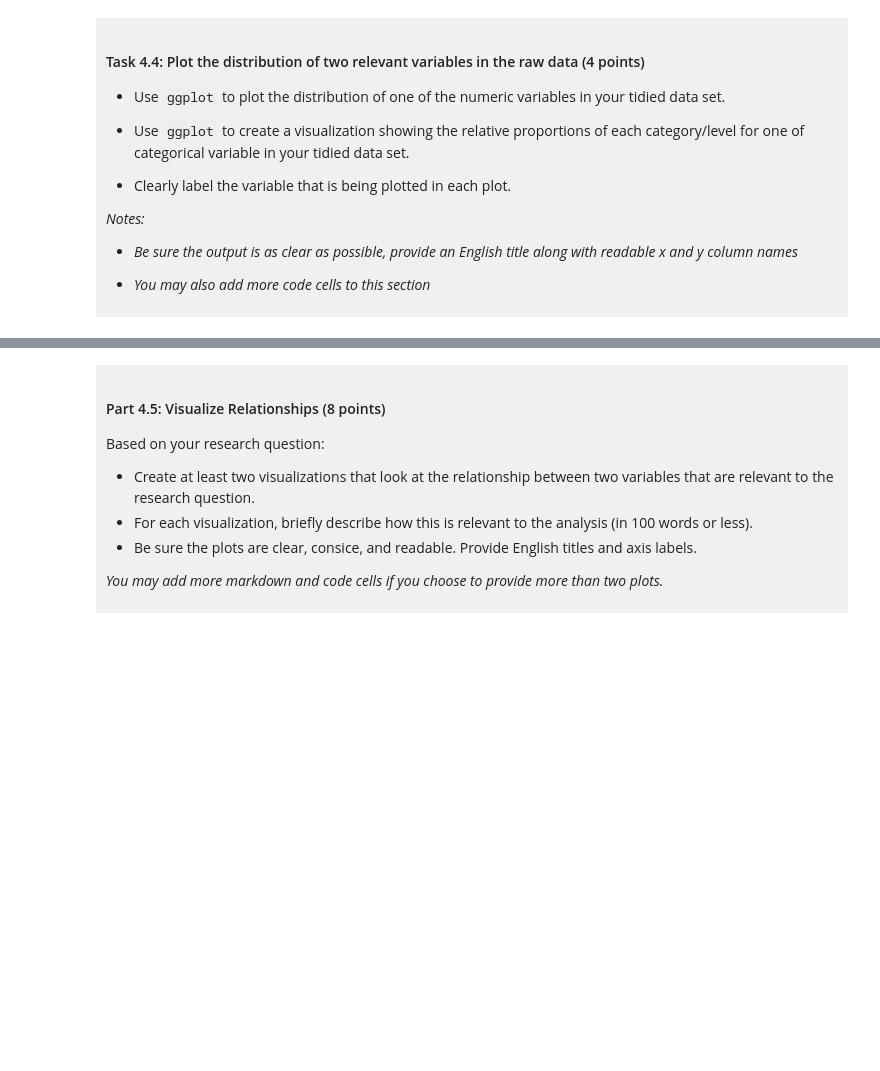
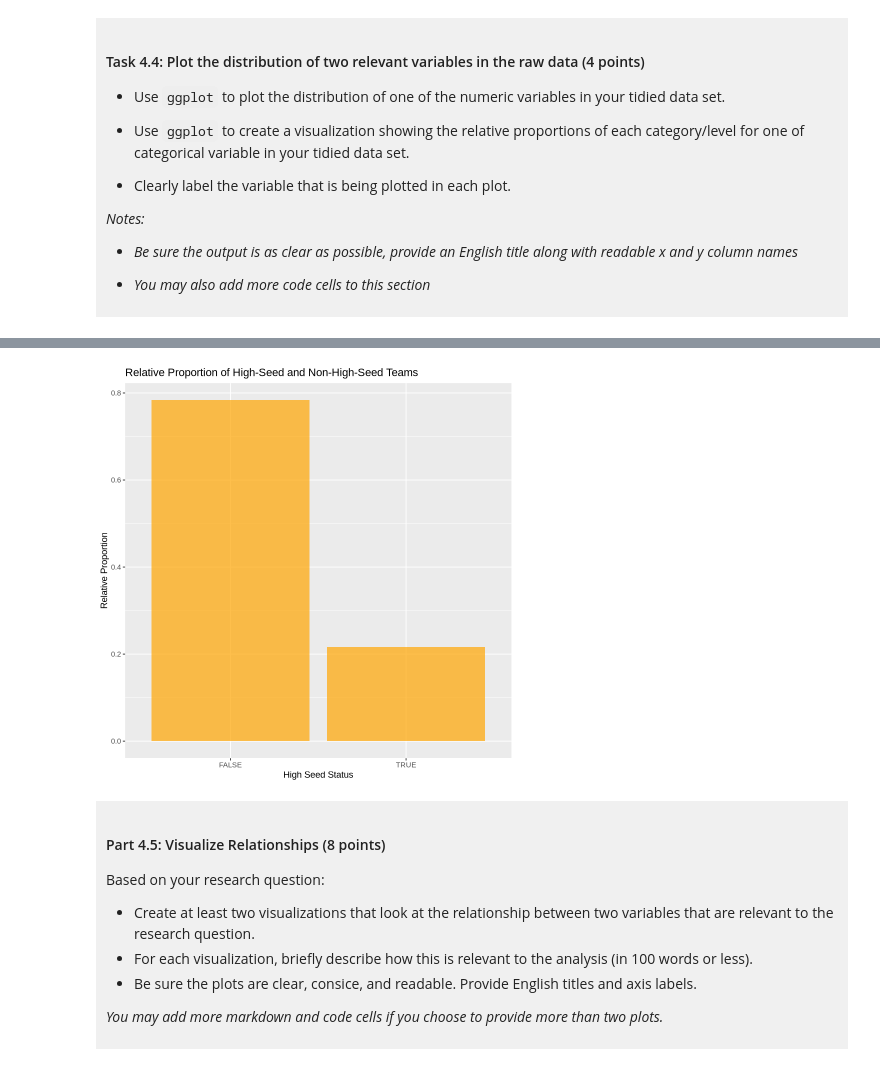
Before and after one commit to zhengwenyu0508/dsci-100-project-wenyu-zheng, a Jupyter notebook: dsci-100-project-notebook.ipynb, the cells around one changed output, grey strips where cells are left out. Cells and saved outputs as stored; diff of their text form; code cells hidden in the pictures; blank space fills up the shorter version.

```diff
--- a/dsci-100-project-notebook.ipynb
+++ b/dsci-100-project-notebook.ipynb
@@ -297,5 +363,19 @@ You will refine your research question (if needed) and produce a tidy data set.
 # %%
-### EDIT THIS CODE CELL FOR PLOT 2 ###
+high_seed_prop_plot <- women_march_madness_tidy |>
+  group_by(high_seed) |>
+  summarise(count = n()) |>
+  mutate(prop = count / sum(count)) |>
+  ggplot(aes(x = high_seed, y = prop)) +
+  geom_bar(stat = "identity", fill = "orange", alpha = 0.7) +
+  labs(
+    title = "Relative Proportion of High-Seed and Non-High-Seed Teams",
+    x = "High Seed Status",
+    y = "Relative Proportion"
+  )
+
+high_seed_prop_plot
+# %% [output]
+[figure, added]
 # %% [markdown]
 <div style="background-color: #f0f0f0; padding: 10px;">
 
```
Also changed, not shown: parts of 10 cells of this notebook.
